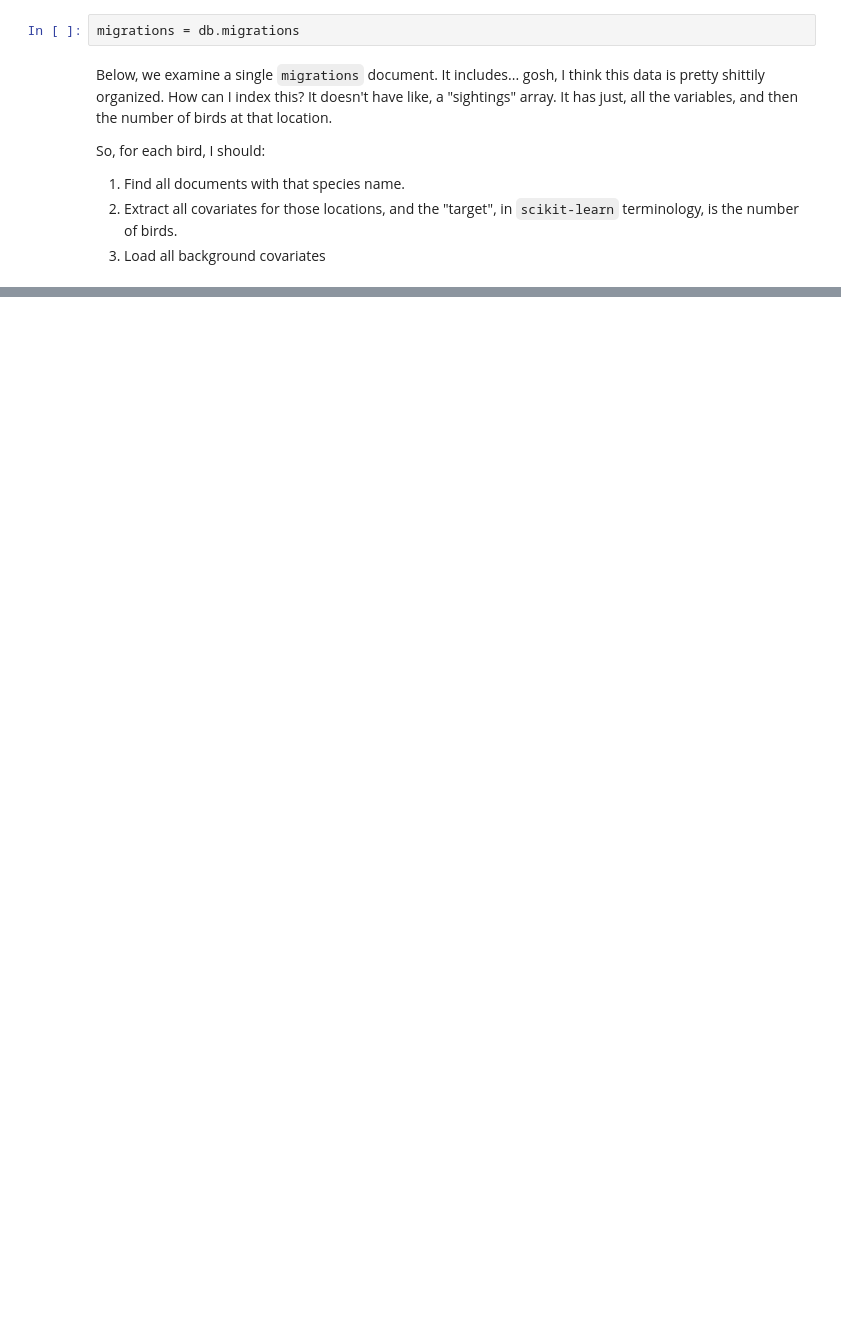
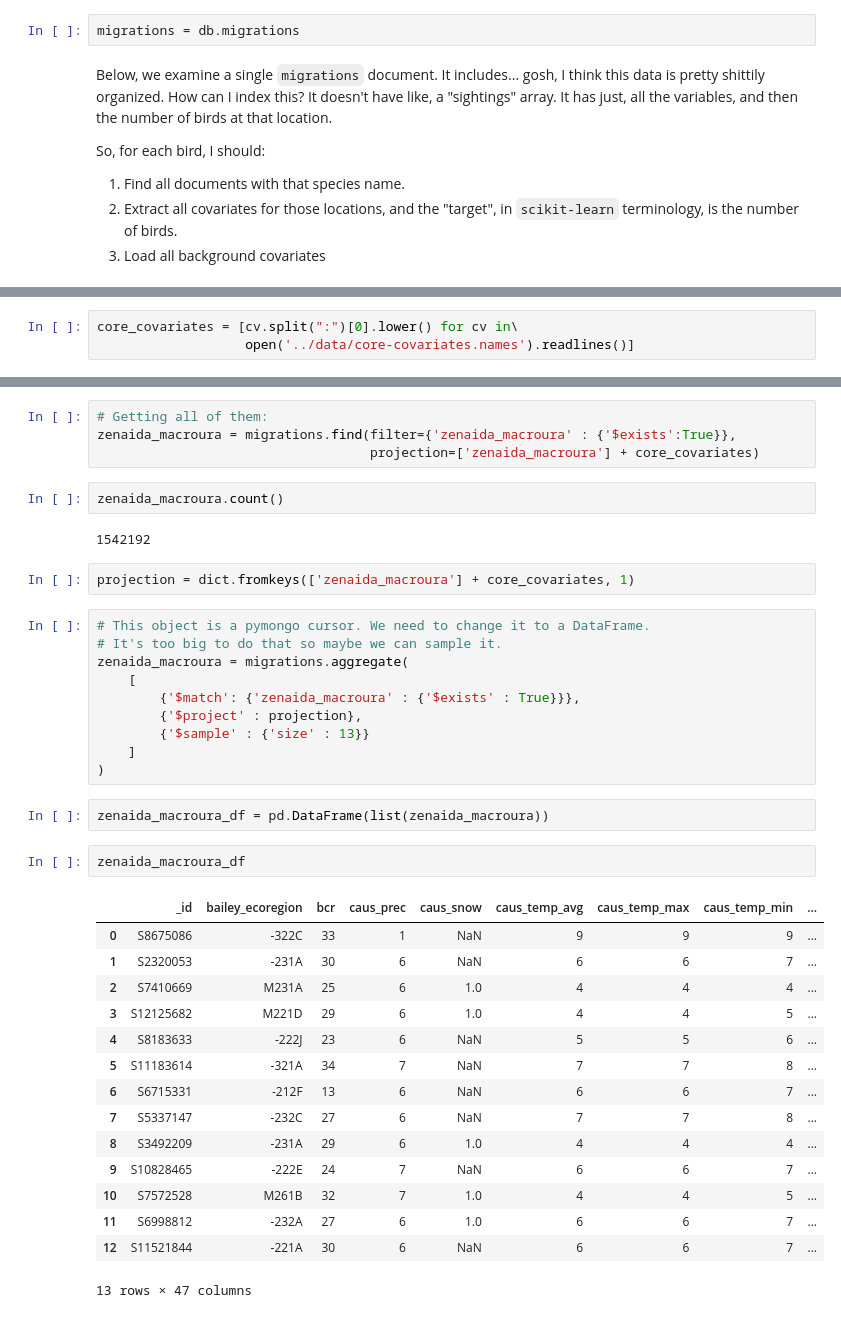
Before and after one commit to ecohealthalliance/birt-models, a Jupyter notebook: notebooks/load-birt-data.ipynb, the cells around one changed output, grey strips where cells are left out. Saved outputs shown, nothing was run; the diff lists cells and outputs as text; blank space fills up the shorter version.

```diff
--- a/notebooks/load-birt-data.ipynb
+++ b/notebooks/load-birt-data.ipynb
@@ -58,0 +76,3 @@ migrations.find_one()
+# %%
+core_covariates = [cv.split(":")[0].lower() for cv in\
+                   open('../data/core-covariates.names').readlines()]
@@ -58,0 +149,40 @@ migrations.find_one()
+# %%
+# Getting all of them:
+zenaida_macroura = migrations.find(filter={'zenaida_macroura' : {'$exists':True}},
+                                   projection=['zenaida_macroura'] + core_covariates)
+# %%
+zenaida_macroura.count()
+# %% [output]
+1542192
+# %%
+projection = dict.fromkeys(['zenaida_macroura'] + core_covariates, 1)
+# %%
+# This object is a pymongo cursor. We need to change it to a DataFrame.
+# It's too big to do that so maybe we can sample it.
+zenaida_macroura = migrations.aggregate(
+    [
+        {'$match': {'zenaida_macroura' : {'$exists' : True}}},
+        {'$project' : projection},
+        {'$sample' : {'size' : 13}}
+    ]
+)
+# %%
+zenaida_macroura_df = pd.DataFrame(list(zenaida_macroura))
+# %%
+zenaida_macroura_df
+# %% [output]
+|  | _id | bailey_ecoregion | bcr | caus_prec | caus_snow | caus_temp_avg | caus_temp_max | caus_temp_min | ... |
+| 0 | S8675086 | -322C | 33 | 1 | NaN | 9 | 9 | 9 | ... |
+| 1 | S2320053 | -231A | 30 | 6 | NaN | 6 | 6 | 7 | ... |
+| 2 | S7410669 | M231A | 25 | 6 | 1.0 | 4 | 4 | 4 | ... |
+| 3 | S12125682 | M221D | 29 | 6 | 1.0 | 4 | 4 | 5 | ... |
+| 4 | S8183633 | -222J | 23 | 6 | NaN | 5 | 5 | 6 | ... |
+| 5 | S11183614 | -321A | 34 | 7 | NaN | 7 | 7 | 8 | ... |
+| 6 | S6715331 | -212F | 13 | 6 | NaN | 6 | 6 | 7 | ... |
+| 7 | S5337147 | -232C | 27 | 6 | NaN | 7 | 7 | 8 | ... |
+| 8 | S3492209 | -231A | 29 | 6 | 1.0 | 4 | 4 | 4 | ... |
+| 9 | S10828465 | -222E | 24 | 7 | NaN | 6 | 6 | 7 | ... |
+| 10 | S7572528 | M261B | 32 | 7 | 1.0 | 4 | 4 | 5 | ... |
+| 11 | S6998812 | -232A | 27 | 6 | 1.0 | 6 | 6 | 7 | ... |
+| 12 | S11521844 | -221A | 30 | 6 | NaN | 6 | 6 | 7 | ... |
+13 rows × 47 columns
```
Also changed, not shown: parts of 19 cells of this notebook, 4 other files.
